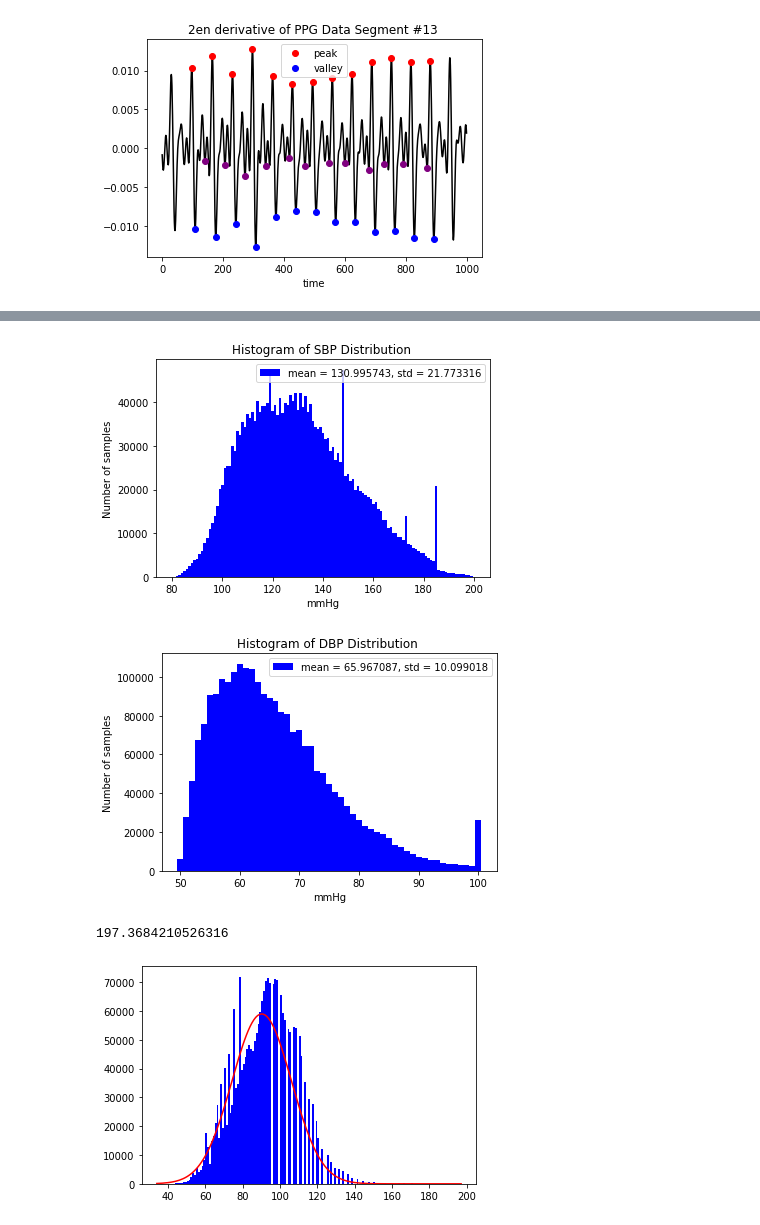
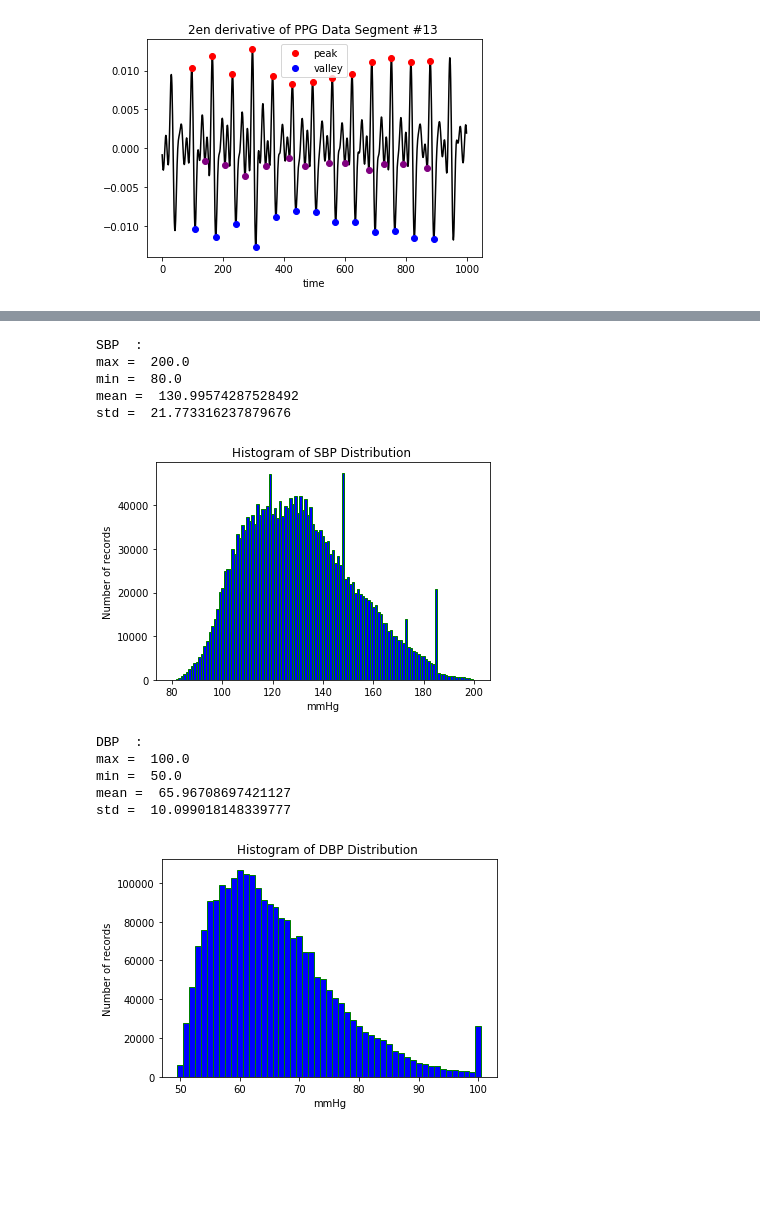
Before and after one commit to Yan-Cheng-Hsu/Blood-Pressure-Estimation-Model, a Jupyter notebook: PPG_Preprocessing/FeatureExtraction_32features.ipynb, the cells around one changed output, grey strips where cells are left out. Cells and saved outputs as stored; diff of their text form; code cells hidden in the pictures; blank space fills up the shorter version.

```diff
--- a/PPG_Preprocessing/FeatureExtraction_32features.ipynb
+++ b/PPG_Preprocessing/FeatureExtraction_32features.ipynb
@@ -400,45 +415,63 @@ for i in L:
 ... (50 outputs left out)
 # %%
-L = [ 'SBP' , 'DBP' ]
-Att = {}
+M = [ 'SBP' , 'DBP' ]
+Att1 = {}
 # %%
 for index in range( len(BP[0][0])  ):
-    Att[ L[index] ] = []
+    Att1[ M[index] ] = []
     for i in range( len(BP) ):
         for j in range( len(BP[i]) ):
             if BP[i][j][index] != 0:
-                Att[ L[index] ].append( BP[i][j][index] )
-    Att[ L[index] ] = np.array( Att[ L[index] ] )
-for i in L:
-        Att[ i ] = np.round( Att[ i ] , 0 )
-        Att[ i ] = np.sort( Att[ i ] , kind = 'heapsort' )
+                Att1[ M[index] ].append( BP[i][j][index] )
+    Att[ M[index] ] = np.array( Att1[ M[index] ] )
+for i in M:
+        Att1[ i ] = np.round( Att1[ i ] , 0 )
+        Att1[ i ] = np.sort( Att1[ i ] , kind = 'heapsort' )
 # %%
-for index in L:
+for index in M:
     x[ index ] = []
     y[ index ] = []
-    x[ index ].append( Att[ index ][0] )
+    x[ index ].append( Att1[ index ][0] )
     y[ index ].append( 1 )
     j = 0
-    for i in range( 1 , len(Att[ index ]) , 1 ):
-        if Att[ index ][i] == x[ index ][j]:
+    for i in range( 1 , len(Att1[ index ]) , 1 ):
+        if Att1[ index ][i] == x[ index ][j]:
             y[ index ][j] = y[ index ][j] + 1
         else:
-            x[ index ].append( Att[ index ][i] )
+            x[ index ].append( Att1[ index ][i] )
             y[ index ].append( 1 )
             j = j + 1
 # %%
-for i in L:
-    plt.bar( x[i] , y[i] , width = 1 , color = 'blue' ,  label = 'mean = '  + str( np.round( np.mean(Att[i]) , 6 ) ) + ', std = ' + str( np.round( np.std(Att[i]) , 6 ) ) )
+for i in M:
+    plt.bar( x[i] , y[i] , width = 1 , color = 'blue' , edgecolor = 'green' )#,  label = 'mean = '  + str( np.round( np.mean(Att[i]) , 6 ) ) + ', std = ' + str( np.round( np.std(Att[i]) , 6 ) ) )
     plt.title( 'Histogram of ' + i + ' Distribution ' )
     if i == 'DBP':
         plt.xticks( x[i][0::10] )
     else:
         plt.xticks( x[i][0::20] )
-    plt.savefig( '/data1/Yan-Cheng-Hsu/TimeSeriesFeatures/TDFE_20200601/' + i + '.png' )
-    plt.ylabel( 'Number of samples' )
+
+    #plt.savefig( '/data1/Yan-Cheng-Hsu/TimeSeriesFeatures/TDFE_20200601/' + i + '.png' )
+
+    print( i , ' :' )
+    print( 'max = ' , np.max( Att1[i] ) )
+    print( 'min = ' , np.min( Att1[i] ) )
+    print( 'mean = ' , np.mean( Att1[i] ) )
+    print( 'std = ' , np.std( Att1[i] ) )
+
+    plt.ylabel( 'Number of records' )
     plt.xlabel( 'mmHg' )
-    plt.legend( loc = 'best' )
+    #plt.legend( loc = 'best' )
     plt.show()
 # %% [output]
+SBP  :
+max =  200.0
+min =  80.0
+mean =  130.99574287528492
+std =  21.773316237879676
-[figure, old version]
+[figure, new version]
+DBP  :
+max =  100.0
+min =  50.0
+mean =  65.96708697421127
+std =  10.099018148339777
-[figure, old version]
+[figure, new version]
@@ -460,12 +477,0 @@ for index in range( len(Features[0][0])  ):
-# %%
-np.max( Att1['hr'] )
-# %% [output]
-197.3684210526316
-# %%
-x = np.array( [i for i in range( 34 , 198 , 1 )] )
-y = len(Att1['hr'])*( norm.cdf( x + 1 , loc = np.mean( Att1['hr'] ) , scale = np.std( Att1['hr'] ) )-norm.cdf( x , loc = np.mean( Att1['hr'] ) , scale = np.std( Att1['hr'] ) ) )
-plt.hist( Att1['hr'] , bins = x , color = 'blue' , width = 1 )
-plt.plot( x , y , color = 'red' )
-plt.show()
-# %% [output]
-[figure, removed]
```
Also changed, not shown: parts of 2 cells of this notebook.
